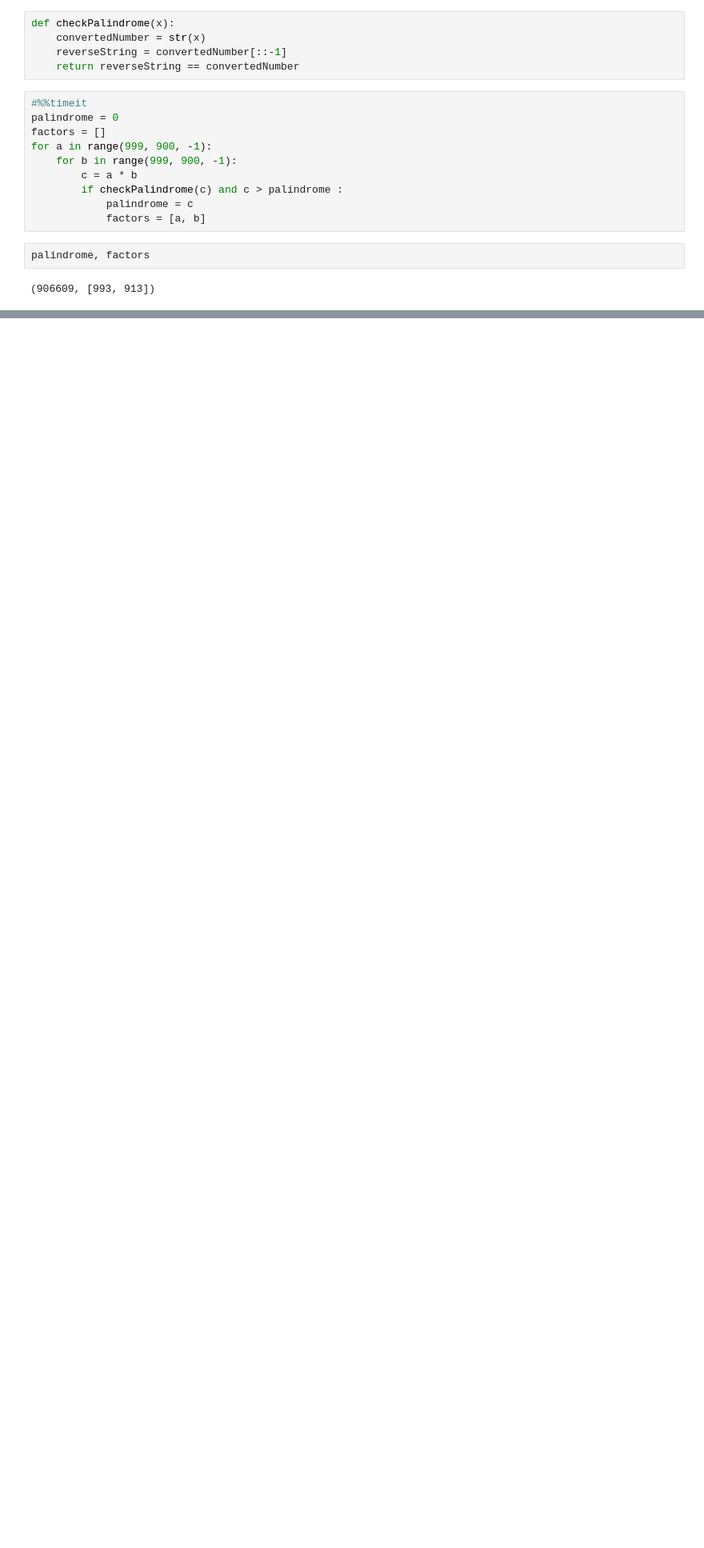
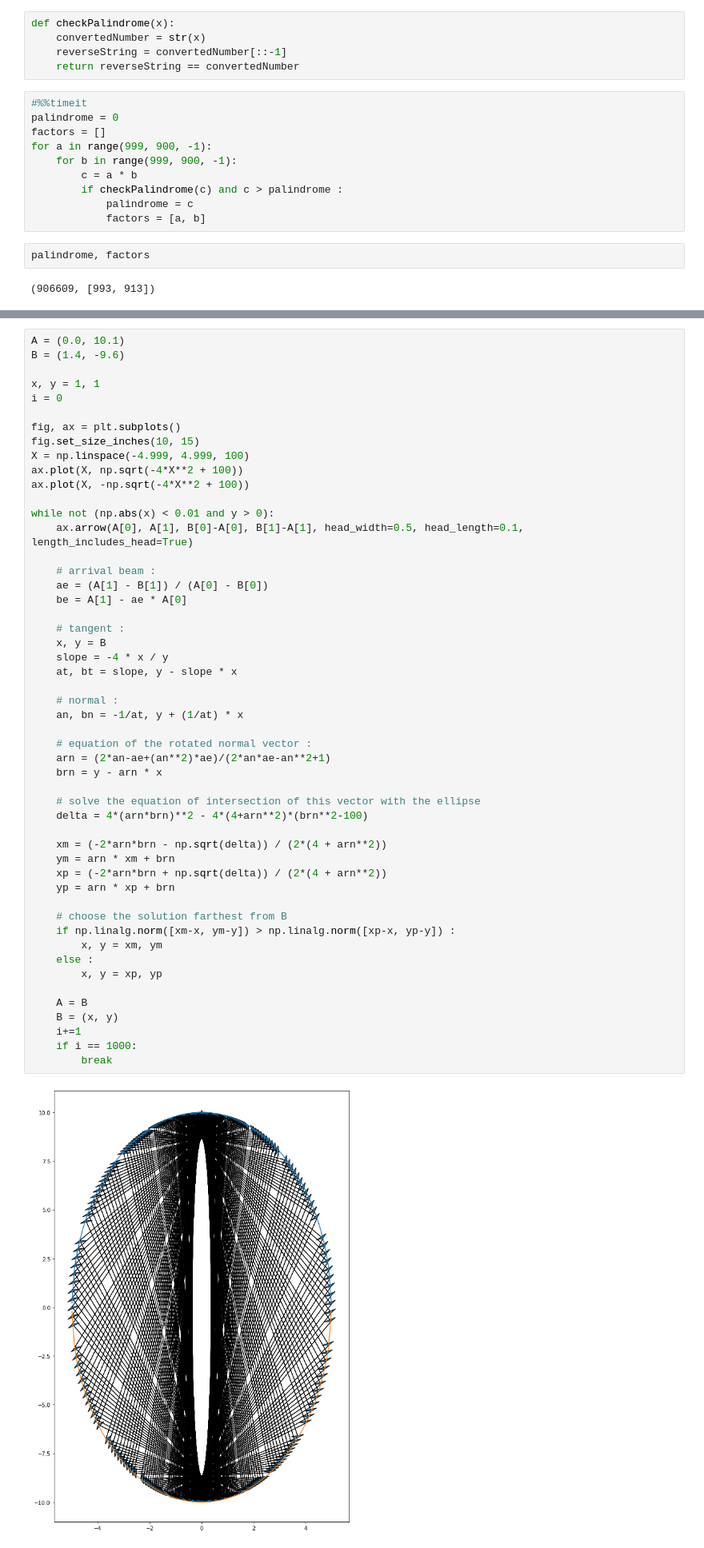
Before and after one commit to staghado/Project-Euler, a Jupyter notebook: solutions.ipynb, the cells around one changed output, grey strips where cells are left out. Shown at 80% size. Cells and saved outputs as stored; diff of their text form; blank space fills up the shorter version.

Commit message:
Problem 144 solution

```diff
--- a/solutions.ipynb
+++ b/solutions.ipynb
@@ -96,0 +102,53 @@ palindrome, factors
+# %%
+A = (0.0, 10.1)
+B = (1.4, -9.6)
+
+x, y = 1, 1
+i = 0
+
+fig, ax = plt.subplots()
+fig.set_size_inches(10, 15)
+X = np.linspace(-4.999, 4.999, 100)
+ax.plot(X, np.sqrt(-4*X**2 + 100))
+ax.plot(X, -np.sqrt(-4*X**2 + 100))
+
+while not (np.abs(x) < 0.01 and y > 0):
+    ax.arrow(A[0], A[1], B[0]-A[0], B[1]-A[1], head_width=0.5, head_length=0.1, length_includes_head=True)
+
+    # arrival beam :
+    ae = (A[1] - B[1]) / (A[0] - B[0])
+    be = A[1] - ae * A[0]
+
+    # tangent :
+    x, y = B
+    slope = -4 * x / y
+    at, bt = slope, y - slope * x
+
+    # normal :
+    an, bn = -1/at, y + (1/at) * x
+
+    # equation of the rotated normal vector :
+    arn = (2*an-ae+(an**2)*ae)/(2*an*ae-an**2+1)
+    brn = y - arn * x
+
+    # solve the equation of intersection of this vector with the ellipse
+    delta = 4*(arn*brn)**2 - 4*(4+arn**2)*(brn**2-100)
+
+    xm = (-2*arn*brn - np.sqrt(delta)) / (2*(4 + arn**2))
+    ym = arn * xm + brn
+    xp = (-2*arn*brn + np.sqrt(delta)) / (2*(4 + arn**2))
+    yp = arn * xp + brn
+
+    # choose the solution farthest from B
+    if np.linalg.norm([xm-x, ym-y]) > np.linalg.norm([xp-x, yp-y]) :
+        x, y = xm, ym
+    else :
+        x, y = xp, yp
+
+    A = B
+    B = (x, y)
+    i+=1
+    if i == 1000:
+        break
+# %% [output]
+[figure, added]
```
Also changed, not shown: parts of 3 cells of this notebook.
